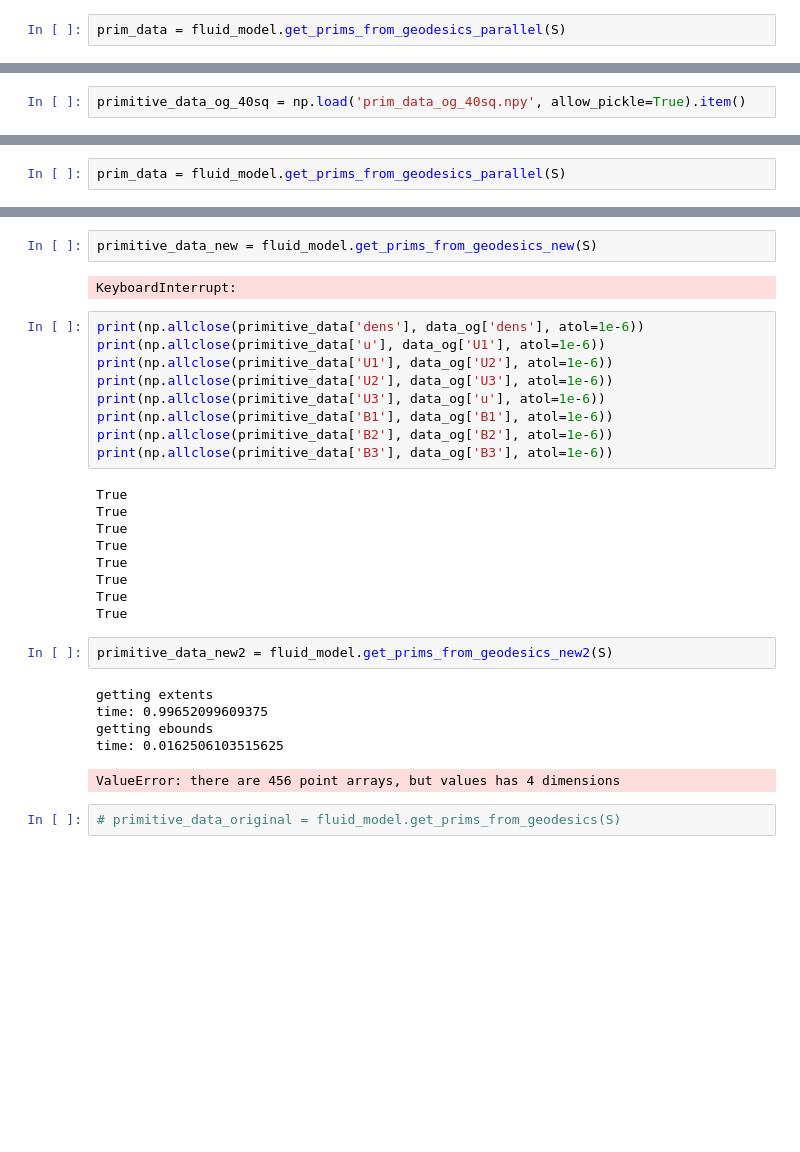
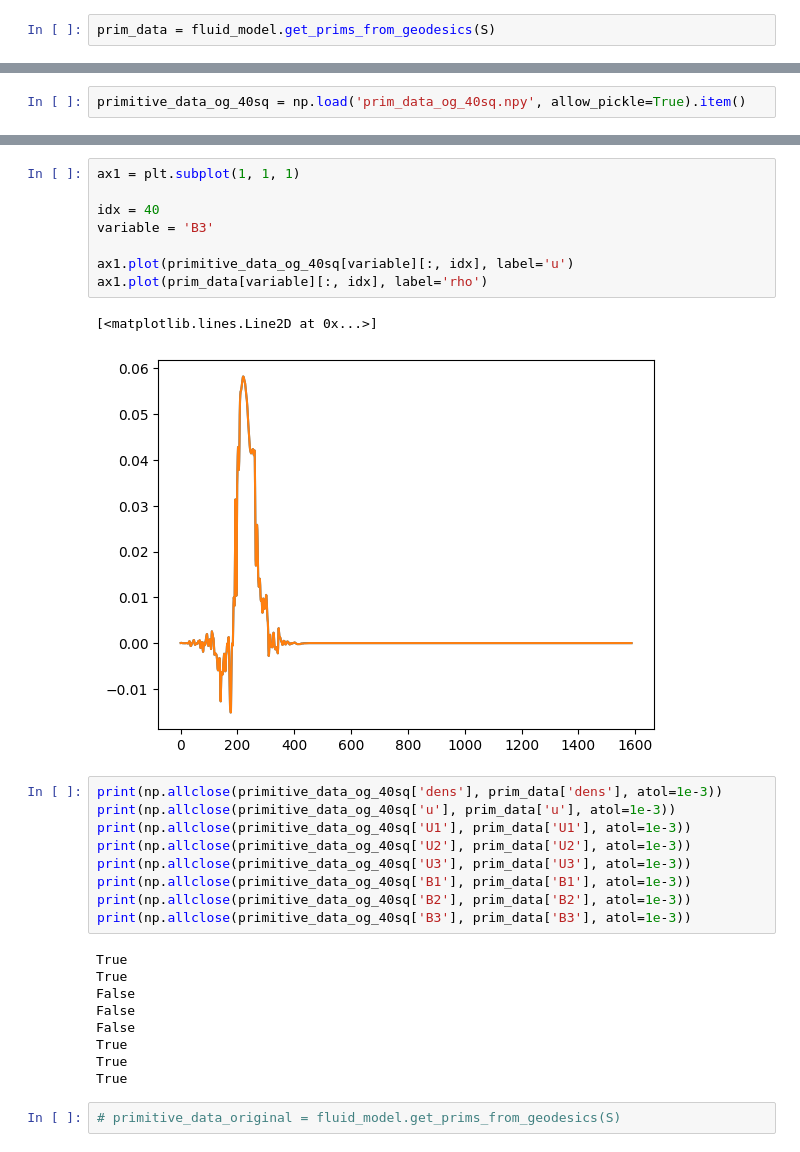
Before and after one commit to liamedeiros/Mahakala, a Jupyter notebook: demos/grmhd.ipynb, the cells around one changed output, grey strips where cells are left out. Cells and saved outputs as stored; diff of their text form; blank space fills up the shorter version.

```diff
--- a/demos/grmhd.ipynb
+++ b/demos/grmhd.ipynb
@@ -33,3 +27,3 @@ data_jax = np.load('prim_data_jax.npy', allow_pickle=True).item()
 # %%
-prim_data = fluid_model.get_prims_from_geodesics_parallel(S)
+prim_data = fluid_model.get_prims_from_geodesics(S)
 # %% [output]
@@ -109,2 +33,0 @@ print(S.shape)
-# %%
-prim_data = fluid_model.get_prims_from_geodesics_parallel(S)
@@ -117,33 +34,32 @@ KeyboardInterrupt:
-# %%
-primitive_data_new = fluid_model.get_prims_from_geodesics_new(S)
-# %% [output]
-KeyboardInterrupt:
+# %%
+ax1 = plt.subplot(1, 1, 1)
+
+idx = 40
+variable = 'B3'
+
+ax1.plot(primitive_data_og_40sq[variable][:, idx], label='u')
+ax1.plot(prim_data[variable][:, idx], label='rho')
+# %% [output]
+[<matplotlib.lines.Line2D at 0x...>]
+[figure, added]
 # %%
-print(np.allclose(primitive_data['dens'], data_og['dens'], atol=1e-6))
-print(np.allclose(primitive_data['u'], data_og['U1'], atol=1e-6))
-print(np.allclose(primitive_data['U1'], data_og['U2'], atol=1e-6))
-print(np.allclose(primitive_data['U2'], data_og['U3'], atol=1e-6))
-print(np.allclose(primitive_data['U3'], data_og['u'], atol=1e-6))
-print(np.allclose(primitive_data['B1'], data_og['B1'], atol=1e-6))
-print(np.allclose(primitive_data['B2'], data_og['B2'], atol=1e-6))
-print(np.allclose(primitive_data['B3'], data_og['B3'], atol=1e-6))
+print(np.allclose(primitive_data_og_40sq['dens'], prim_data['dens'], atol=1e-3))
+print(np.allclose(primitive_data_og_40sq['u'], prim_data['u'], atol=1e-3))
+print(np.allclose(primitive_data_og_40sq['U1'], prim_data['U1'], atol=1e-3))
+print(np.allclose(primitive_data_og_40sq['U2'], prim_data['U2'], atol=1e-3))
+print(np.allclose(primitive_data_og_40sq['U3'], prim_data['U3'], atol=1e-3))
+print(np.allclose(primitive_data_og_40sq['B1'], prim_data['B1'], atol=1e-3))
+print(np.allclose(primitive_data_og_40sq['B2'], prim_data['B2'], atol=1e-3))
+print(np.allclose(primitive_data_og_40sq['B3'], prim_data['B3'], atol=1e-3))
 # %% [output]
+True
+True
+False
+False
+False
 True
 True
 True
-True
-True
-True
-True
-True
-# %%
-primitive_data_new2 = fluid_model.get_prims_from_geodesics_new2(S)
-# %% [output]
-getting extents
-time: 0.99652099609375
-getting ebounds
-time: 0.0162506103515625
-ValueError: there are 456 point arrays, but values has 4 dimensions
 # %%
 # primitive_data_original = fluid_model.get_prims_from_geodesics(S)
 # %%
```
Also changed, not shown: parts of 32 cells of this notebook, 1 other file.
